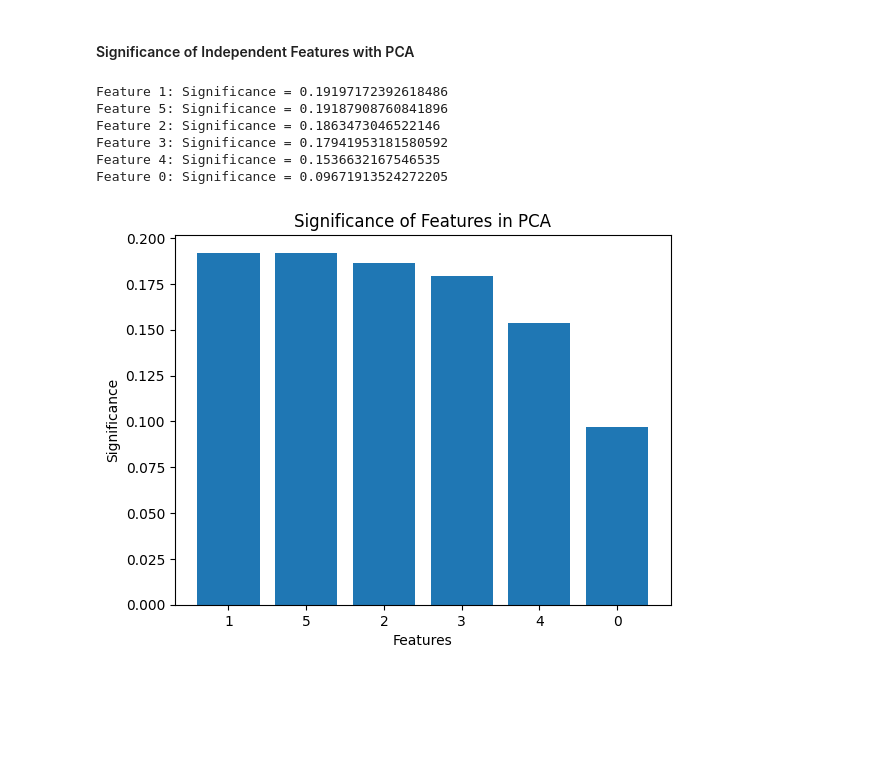
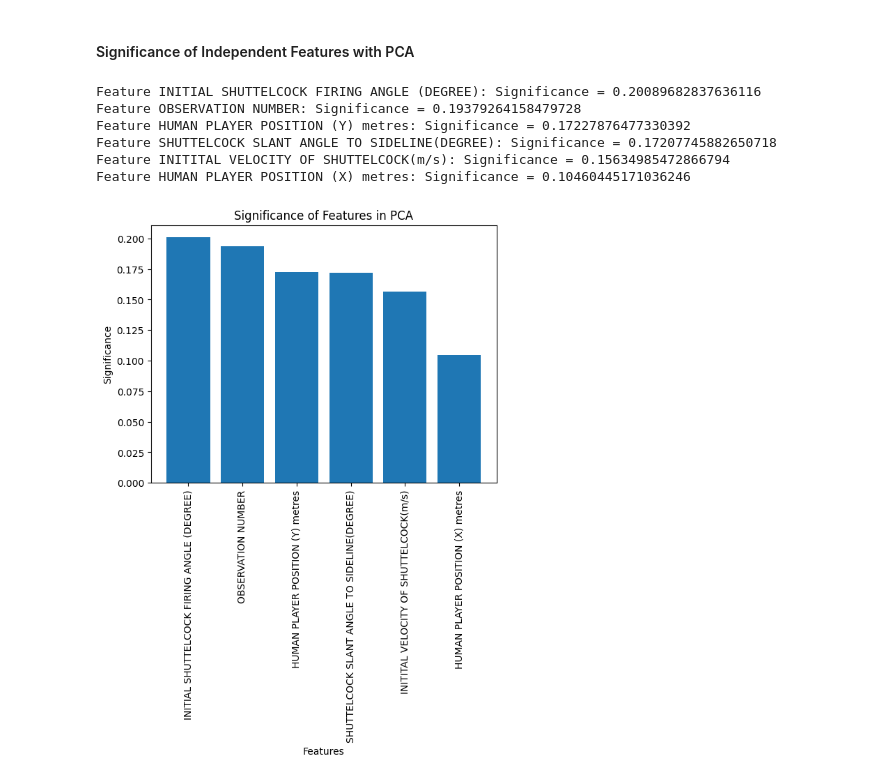
Before and after one commit to mtwchuang/CSC3005-Shuttlecock-Trajectory-Estimation, a Jupyter notebook: data_preprocessing.ipynb, the cells around one changed output. Cells and saved outputs as stored; diff of their text form; code cells hidden in the pictures; blank space fills up the shorter version.

```diff
--- a/data_preprocessing.ipynb
+++ b/data_preprocessing.ipynb
@@ -205,8 +155,6 @@ cleaned_data = cleaned_data.drop(columns=['Unnamed: 0'])
 # %%
 # removal of labels and dependent features
 X_Features = cleaned_data.drop(columns=['OBSERVATION GROUP NUMBER',
-                                            'OBSERVATION NUMBER',
-                                            'SERVING SHOT',
                                             'OUT OF BOUNDS',
                                             'SHUTTLECOCK POSITIION IN AIR(X ) metres',
                                             'SHUTTLECOCK POSITIION IN AIR(Y) metres',
@@ -219,36 +167,37 @@ X_features_norm = scaler.fit_transform(X_Features)
 # %%
 # instantiate PCA object, fit model
 pca = PCA()
 pca.fit(X_features_norm)
 
 # loadings refer to the coefficients or weights that determine the contribution of each feature to the principal components
 # Get the absolute loadings for each feature in each principal component
 absolute_loadings = np.abs(pca.components_)
 # Calculate the total sum of absolute loadings for each feature across all principal components
 total_loadings = np.sum(absolute_loadings, axis=0)
 
 # Calculate the relative contribution of each feature to the total loadings
 relative_contribution = total_loadings / np.sum(total_loadings)
 
 # Sort the features based on their relative contribution
 sorted_features = np.argsort(relative_contribution)[::-1]
-
+feature_names = X_Features.columns
 # Print the significance of each feature
 for feature_idx in sorted_features:
-    print(f"Feature {feature_idx}: Significance = {relative_contribution[feature_idx]}")
+    print(f"Feature {feature_names[feature_idx]}: Significance = {relative_contribution[feature_idx]}")
 
 # Plot the significance of each feature
 plt.bar(range(len(sorted_features)), relative_contribution[sorted_features])
 plt.xlabel('Features')
 plt.ylabel('Significance')
 plt.title('Significance of Features in PCA')
-plt.xticks(range(len(sorted_features)), sorted_features)
+plt.xticks(range(len(sorted_features)), feature_names[sorted_features], rotation=90)
+# plt.xticks(range(len(sorted_features)), sorted_features)
 plt.show()
 # %% [output]
-Feature 1: Significance = 0.19197172392618486
-Feature 5: Significance = 0.19187908760841896
-Feature 2: Significance = 0.1863473046522146
-Feature 3: Significance = 0.17941953181580592
-Feature 4: Significance = 0.1536632167546535
-Feature 0: Significance = 0.09671913524272205
+Feature INITIAL SHUTTELCOCK FIRING ANGLE (DEGREE): Significance = 0.20089682837636116
+Feature OBSERVATION NUMBER: Significance = 0.19379264158479728
+Feature HUMAN PLAYER POSITION (Y) metres: Significance = 0.17227876477330392
+Feature SHUTTELCOCK SLANT ANGLE TO SIDELINE(DEGREE): Significance = 0.17207745882650718
+Feature INITITAL VELOCITY OF SHUTTELCOCK(m/s): Significance = 0.15634985472866794
+Feature HUMAN PLAYER POSITION (X) metres: Significance = 0.10460445171036246
-[figure, old version]
+[figure, new version]
```
Also changed, not shown: parts of 4 cells of this notebook, 1 other file.
